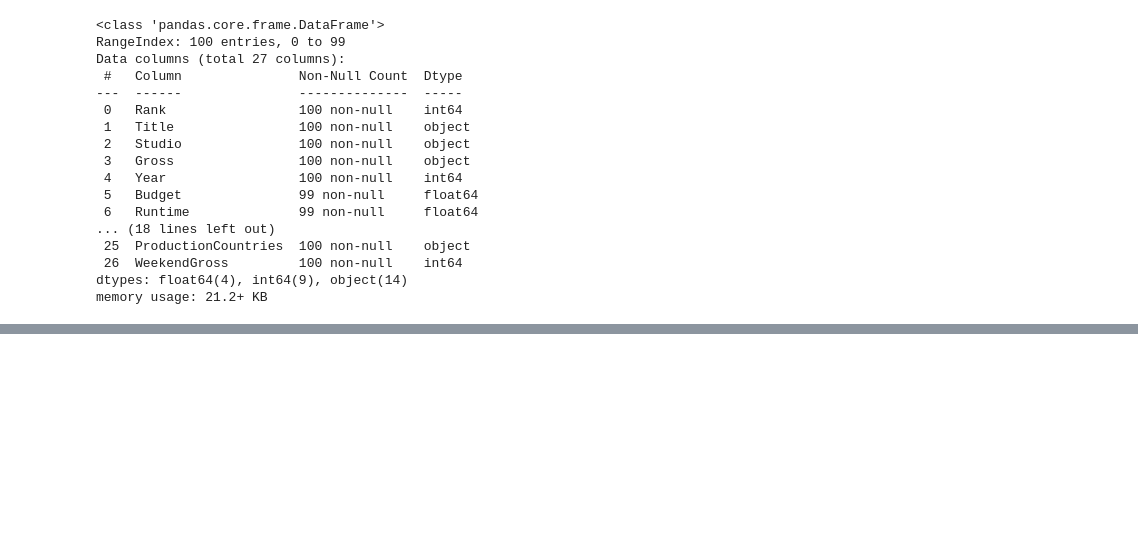
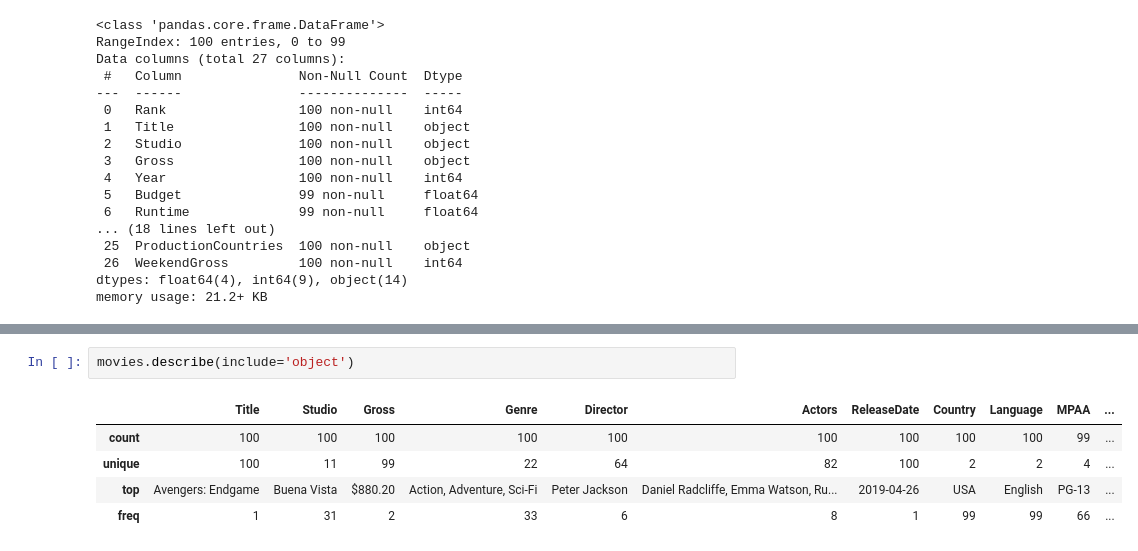
Before and after one commit to ThinkAlgoClub/data-analyst-accelerator, a Jupyter notebook: pandas/DA001-LoadingDataAndFirstInspection.ipynb, the cells around one changed output, grey strips where cells are left out. Drawn from its saved outputs; the diff is of its cells as text; blank space fills up the shorter version.

```diff
--- a/pandas/DA001-LoadingDataAndFirstInspection.ipynb
+++ b/pandas/DA001-LoadingDataAndFirstInspection.ipynb
@@ -133,0 +162,8 @@ memory usage: 21.2+ KB
+# %%
+movies.describe(include='object')
+# %% [output]
+|  | Title | Studio | Gross | Genre | Director | Actors | ReleaseDate | Country | Language | MPAA | ... |
+| count | 100 | 100 | 100 | 100 | 100 | 100 | 100 | 100 | 100 | 99 | ... |
+| unique | 100 | 11 | 99 | 22 | 64 | 82 | 100 | 2 | 2 | 4 | ... |
+| top | Avengers: Endgame | Buena Vista | $880.20 | Action, Adventure, Sci-Fi | Peter Jackson | Daniel Radcliffe, Emma Watson, Ru... | 2019-04-26 | USA | English | PG-13 | ... |
+| freq | 1 | 31 | 2 | 33 | 6 | 8 | 1 | 99 | 99 | 66 | ... |
```
Also changed, not shown: parts of 25 cells of this notebook, 1 other file.
